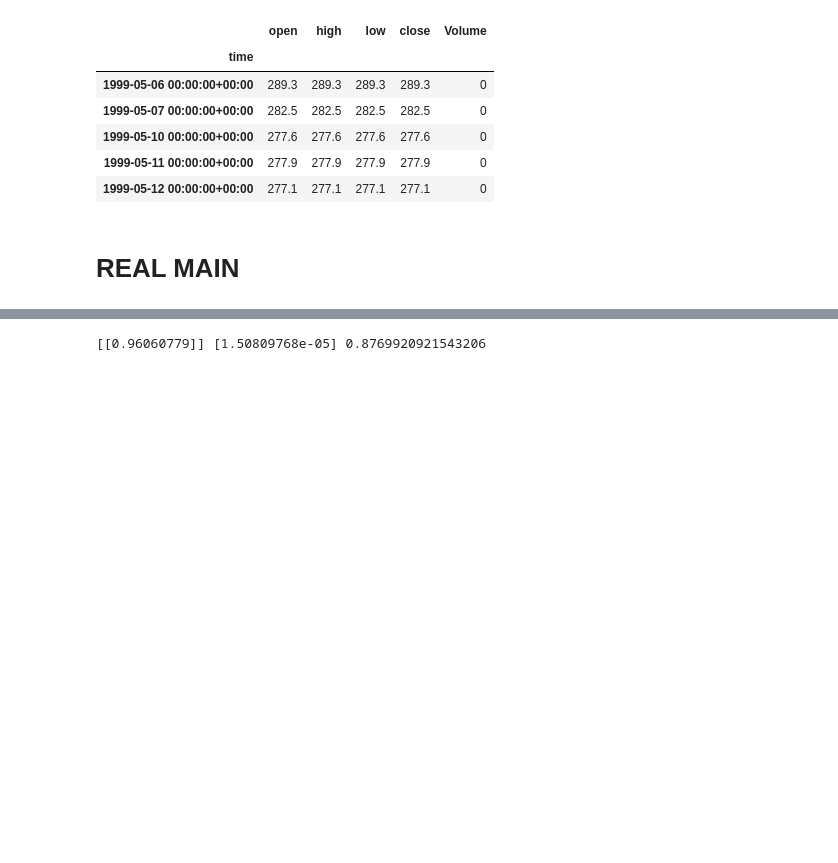
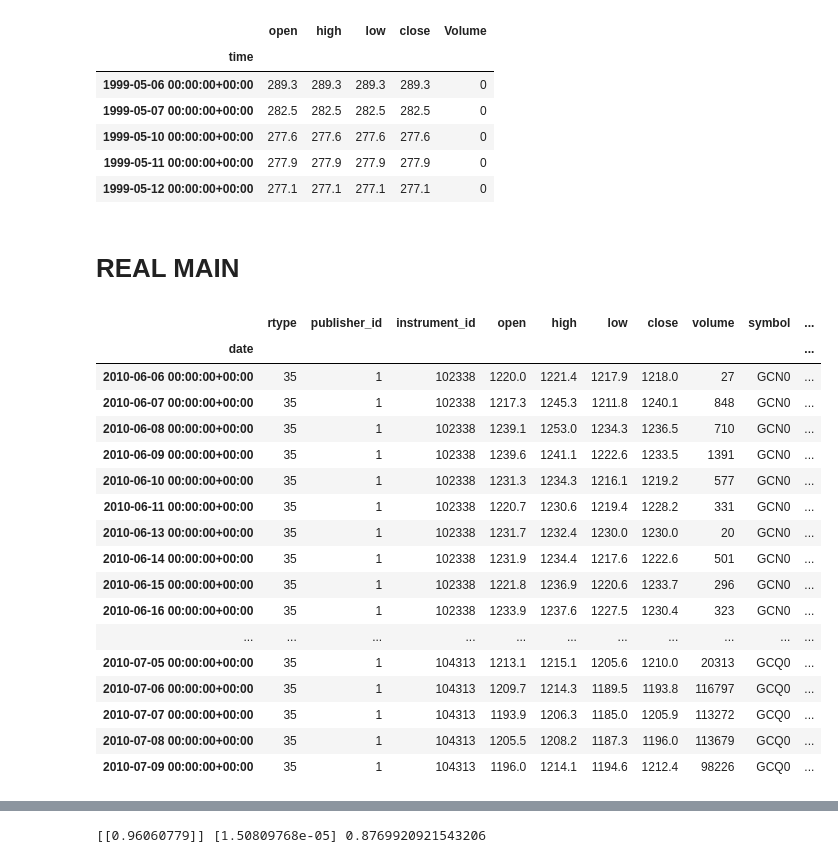
Before and after one commit to joeHollander/ETF-Research, a Jupyter notebook: main.ipynb, the cells around one changed output, grey strips where cells are left out. Cells and saved outputs as stored; diff of their text form; code cells hidden in the pictures; blank space fills up the shorter version.

```diff
--- a/main.ipynb
+++ b/main.ipynb
@@ -144,6 +144,27 @@ adj_contracts = {
 unadj_contracts = {
     f"c{i}": generic_roll(detailed_df, i, adjust=False).tz_localize('UTC') for i in [1, 2, 6, 12]
 }
+# %%
+unadj_contracts['c1'].head(30)
+# %% [output]
+|  | rtype | publisher_id | instrument_id | open | high | low | close | volume | symbol | ... |
+| date |  |  |  |  |  |  |  |  |  | ... |
+| 2010-06-06 00:00:00+00:00 | 35 | 1 | 102338 | 1220.0 | 1221.4 | 1217.9 | 1218.0 | 27 | GCN0 | ... |
+| 2010-06-07 00:00:00+00:00 | 35 | 1 | 102338 | 1217.3 | 1245.3 | 1211.8 | 1240.1 | 848 | GCN0 | ... |
+| 2010-06-08 00:00:00+00:00 | 35 | 1 | 102338 | 1239.1 | 1253.0 | 1234.3 | 1236.5 | 710 | GCN0 | ... |
+| 2010-06-09 00:00:00+00:00 | 35 | 1 | 102338 | 1239.6 | 1241.1 | 1222.6 | 1233.5 | 1391 | GCN0 | ... |
+| 2010-06-10 00:00:00+00:00 | 35 | 1 | 102338 | 1231.3 | 1234.3 | 1216.1 | 1219.2 | 577 | GCN0 | ... |
+| 2010-06-11 00:00:00+00:00 | 35 | 1 | 102338 | 1220.7 | 1230.6 | 1219.4 | 1228.2 | 331 | GCN0 | ... |
+| 2010-06-13 00:00:00+00:00 | 35 | 1 | 102338 | 1231.7 | 1232.4 | 1230.0 | 1230.0 | 20 | GCN0 | ... |
+| 2010-06-14 00:00:00+00:00 | 35 | 1 | 102338 | 1231.9 | 1234.4 | 1217.6 | 1222.6 | 501 | GCN0 | ... |
+| 2010-06-15 00:00:00+00:00 | 35 | 1 | 102338 | 1221.8 | 1236.9 | 1220.6 | 1233.7 | 296 | GCN0 | ... |
+| 2010-06-16 00:00:00+00:00 | 35 | 1 | 102338 | 1233.9 | 1237.6 | 1227.5 | 1230.4 | 323 | GCN0 | ... |
+| ... | ... | ... | ... | ... | ... | ... | ... | ... | ... | ... |
+| 2010-07-05 00:00:00+00:00 | 35 | 1 | 104313 | 1213.1 | 1215.1 | 1205.6 | 1210.0 | 20313 | GCQ0 | ... |
+| 2010-07-06 00:00:00+00:00 | 35 | 1 | 104313 | 1209.7 | 1214.3 | 1189.5 | 1193.8 | 116797 | GCQ0 | ... |
+| 2010-07-07 00:00:00+00:00 | 35 | 1 | 104313 | 1193.9 | 1206.3 | 1185.0 | 1205.9 | 113272 | GCQ0 | ... |
+| 2010-07-08 00:00:00+00:00 | 35 | 1 | 104313 | 1205.5 | 1208.2 | 1187.3 | 1196.0 | 113679 | GCQ0 | ... |
+| 2010-07-09 00:00:00+00:00 | 35 | 1 | 104313 | 1196.0 | 1214.1 | 1194.6 | 1212.4 | 98226 | GCQ0 | ... |
 # %%
 # returns compared for different combinatins of lengths of time and maturities
 for key, value in unadj_contracts.items():
```
Also changed, not shown: parts of 2 cells of this notebook.
